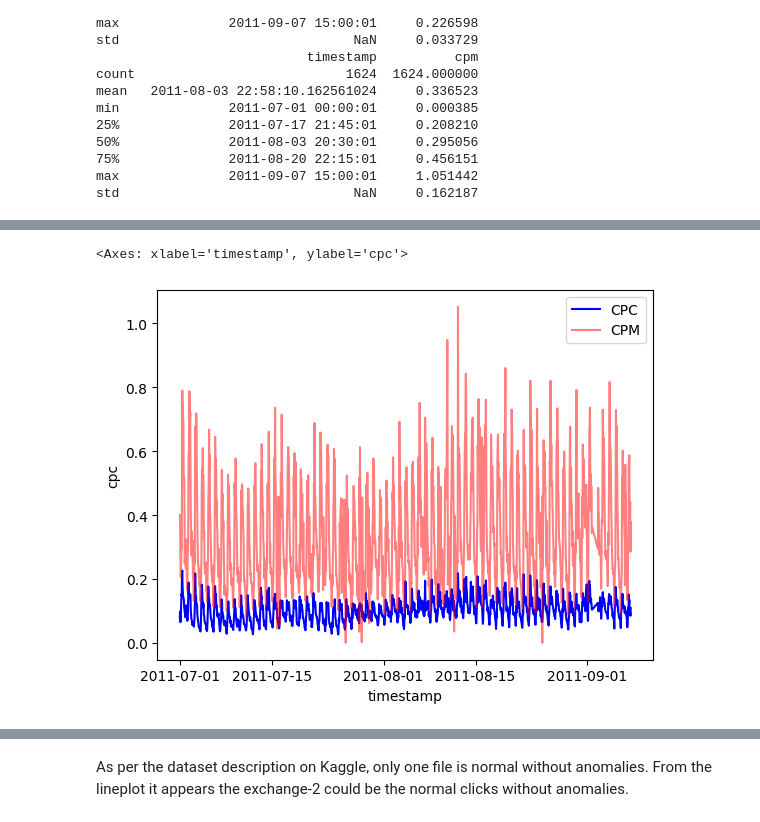
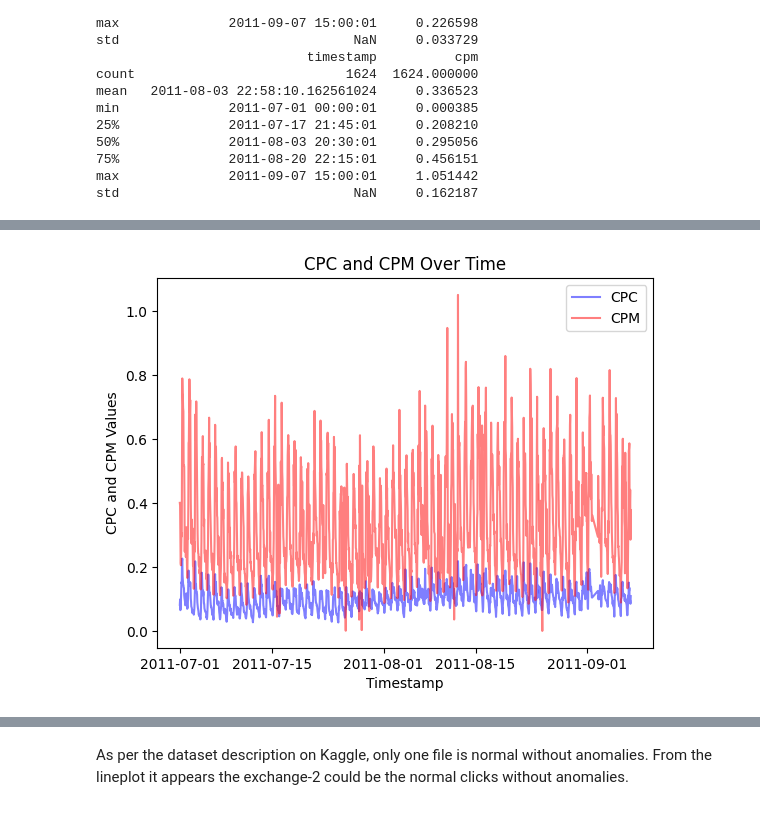
Before and after one commit to shashankgarewal/iitg-cse, a Jupyter notebook: anomaly-detection-markov/Notebooks/explore-AdExchange.ipynb, the cells around one changed output, grey strips where cells are left out. Cells and saved outputs as stored; diff of their text form; code cells hidden in the pictures.

```diff
--- a/anomaly-detection-markov/Notebooks/explore-AdExchange.ipynb
+++ b/anomaly-detection-markov/Notebooks/explore-AdExchange.ipynb
@@ -6,11 +6,11 @@ import numpy as np
 import matplotlib.pyplot as plt
 import seaborn as sns
 # %%
-df_cpc = pd.read_csv(r'..\Dataset\realAdExchange\exchange-2_cpc_results.csv')
-df_cpm = pd.read_csv(r'..\Dataset\realAdExchange\exchange-2_cpm_results.csv')
-df_cpc.info()
+df_cpc2 = pd.read_csv(r'..\Dataset\realAdExchange\exchange-2_cpc_results.csv')
+df_cpm2 = pd.read_csv(r'..\Dataset\realAdExchange\exchange-2_cpm_results.csv')
+df_cpc2.info()
 print("\n\n")
-df_cpm.info()
+df_cpm2.info()
 # %% [output]
 <class 'pandas.core.frame.DataFrame'>
 RangeIndex: 1624 entries, 0 to 1623
@@ -30,14 +30,14 @@ memory usage: 25.5+ KB
 dtypes: float64(1), object(1)
 memory usage: 25.5+ KB
 # %%
-df_cpc['timestamp'] = pd.to_datetime(df_cpc['timestamp'])
-df_cpm['timestamp'] = pd.to_datetime(df_cpm['timestamp'])
+df_cpc2['timestamp'] = pd.to_datetime(df_cpc2['timestamp'])
+df_cpm2['timestamp'] = pd.to_datetime(df_cpm2['timestamp'])
 
-df_cpc = df_cpc.rename(columns={'value': 'cpc'})
-df_cpm = df_cpm.rename(columns={'value': 'cpm'})
+df_cpc2 = df_cpc2.rename(columns={'value': 'cpc'})
+df_cpm2 = df_cpm2.rename(columns={'value': 'cpm'})
 
-print(df_cpc.describe())
-print(df_cpm.describe())
+print(df_cpc2.describe())
+print(df_cpm2.describe())
 # %% [output]
                            timestamp          cpc
 count                           1624  1624.000000
@@ -67,0 +66,3 @@ plt.hist(df_cpc['timestamp'], bins=10_000, color='blue', alpha=0.7, label='CPC')
+# %%
+df2 = pd.merge(df_cpc2, df_cpm2, on='timestamp', how='outer')
+df2.info()
@@ -68,6 +100,9 @@ plt.hist(df_cpc['timestamp'], bins=10_000, color='blue', alpha=0.7, label='CPC')
 # %%
-sns.lineplot(x='timestamp', y='cpc', data=df_cpc, color='blue', label='CPC')
-sns.lineplot(x='timestamp', y='cpm', data=df_cpm, color='red', label='CPM', alpha=0.5)
+sns.lineplot(x='timestamp', y='cpc', data=df2, color='blue', label='CPC', alpha=0.5)
+sns.lineplot(x='timestamp', y='cpm', data=df2, color='red', label='CPM', alpha=0.5)
+plt.xlabel('Timestamp')
+plt.ylabel('CPC and CPM Values')
+plt.title('CPC and CPM Over Time')
+plt.show()
 # %% [output]
-<Axes: xlabel='timestamp', ylabel='cpc'>
-[figure, old version]
+[figure, new version]
```
Also changed, not shown: parts of 30 cells of this notebook, 2 other files.
